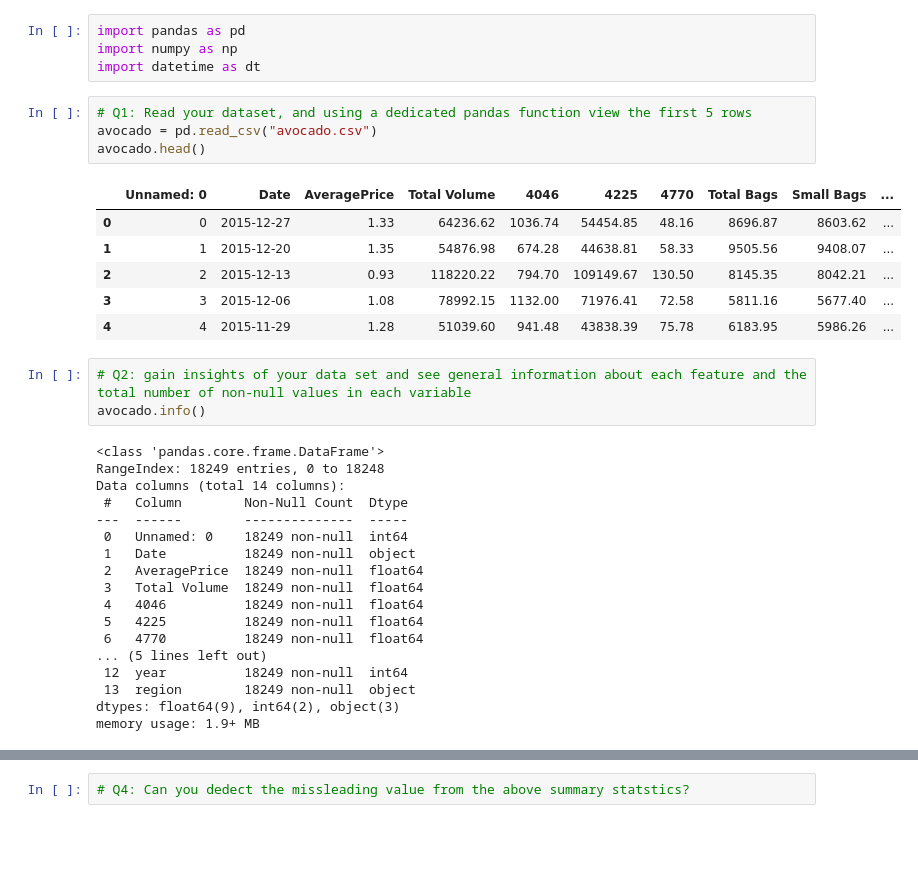
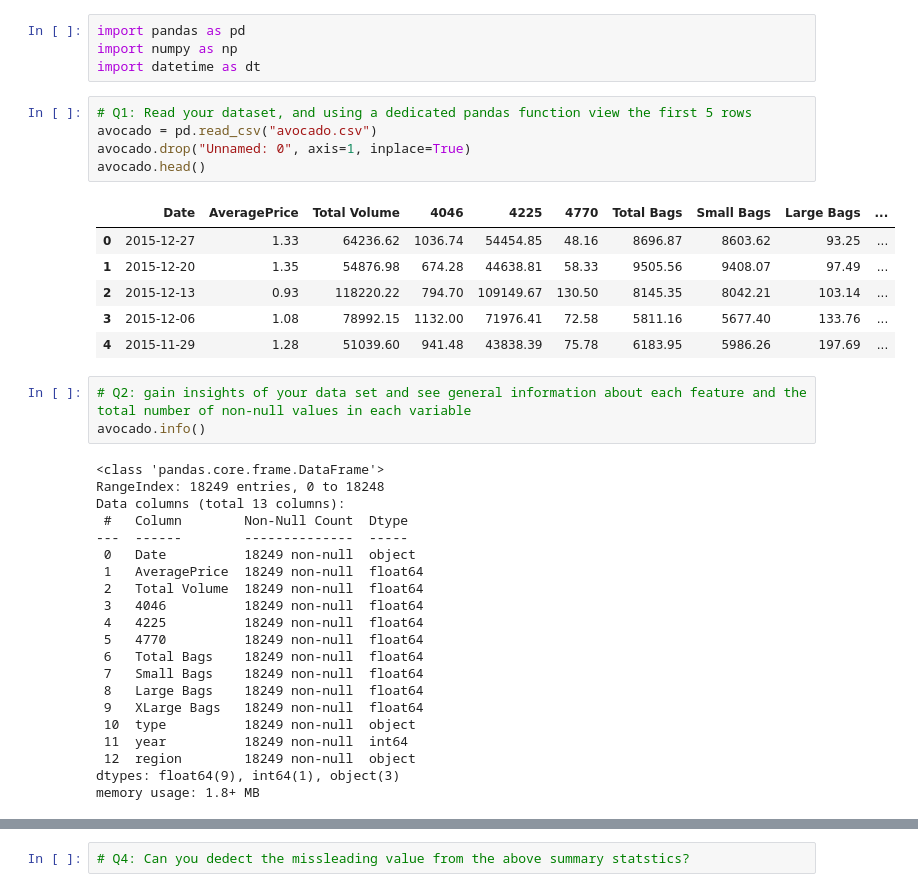
Before and after one commit to IslamelGebaly/EpsilonAssignment11Avocado, a Jupyter notebook: Avocado Pandas and Numpy.ipynb, the cells around one changed output, grey strips where cells are left out. Drawn from its saved outputs; the diff is of its cells as text; blank space fills up the shorter version.

```diff
--- a/Avocado Pandas and Numpy.ipynb
+++ b/Avocado Pandas and Numpy.ipynb
@@ -9,35 +9,39 @@ import datetime as dt
 # %%
 # Q1: Read your dataset, and using a dedicated pandas function view the first 5 rows
 avocado = pd.read_csv("avocado.csv")
+avocado.drop("Unnamed: 0", axis=1, inplace=True)
 avocado.head()
 # %% [output]
-|  | Unnamed: 0 | Date | AveragePrice | Total Volume | 4046 | 4225 | 4770 | Total Bags | Small Bags | ... |
-| 0 | 0 | 2015-12-27 | 1.33 | 64236.62 | 1036.74 | 54454.85 | 48.16 | 8696.87 | 8603.62 | ... |
-| 1 | 1 | 2015-12-20 | 1.35 | 54876.98 | 674.28 | 44638.81 | 58.33 | 9505.56 | 9408.07 | ... |
-| 2 | 2 | 2015-12-13 | 0.93 | 118220.22 | 794.70 | 109149.67 | 130.50 | 8145.35 | 8042.21 | ... |
-| 3 | 3 | 2015-12-06 | 1.08 | 78992.15 | 1132.00 | 71976.41 | 72.58 | 5811.16 | 5677.40 | ... |
-| 4 | 4 | 2015-11-29 | 1.28 | 51039.60 | 941.48 | 43838.39 | 75.78 | 6183.95 | 5986.26 | ... |
+|  | Date | AveragePrice | Total Volume | 4046 | 4225 | 4770 | Total Bags | Small Bags | Large Bags | ... |
+| 0 | 2015-12-27 | 1.33 | 64236.62 | 1036.74 | 54454.85 | 48.16 | 8696.87 | 8603.62 | 93.25 | ... |
+| 1 | 2015-12-20 | 1.35 | 54876.98 | 674.28 | 44638.81 | 58.33 | 9505.56 | 9408.07 | 97.49 | ... |
+| 2 | 2015-12-13 | 0.93 | 118220.22 | 794.70 | 109149.67 | 130.50 | 8145.35 | 8042.21 | 103.14 | ... |
+| 3 | 2015-12-06 | 1.08 | 78992.15 | 1132.00 | 71976.41 | 72.58 | 5811.16 | 5677.40 | 133.76 | ... |
+| 4 | 2015-11-29 | 1.28 | 51039.60 | 941.48 | 43838.39 | 75.78 | 6183.95 | 5986.26 | 197.69 | ... |
 # %%
 # Q2: gain insights of your data set and see general information about each feature and the total number of non-null values in each variable
 avocado.info()
 # %% [output]
 <class 'pandas.core.frame.DataFrame'>
 RangeIndex: 18249 entries, 0 to 18248
-Data columns (total 14 columns):
+Data columns (total 13 columns):
  #   Column        Non-Null Count  Dtype
 ---  ------        --------------  -----
- 0   Unnamed: 0    18249 non-null  int64
- 1   Date          18249 non-null  object
- 2   AveragePrice  18249 non-null  float64
- 3   Total Volume  18249 non-null  float64
- 4   4046          18249 non-null  float64
- 5   4225          18249 non-null  float64
- 6   4770          18249 non-null  float64
-... (5 lines left out)
- 12  year          18249 non-null  int64
- 13  region        18249 non-null  object
-dtypes: float64(9), int64(2), object(3)
-memory usage: 1.9+ MB
+ 0   Date          18249 non-null  object
+ 1   AveragePrice  18249 non-null  float64
+ 2   Total Volume  18249 non-null  float64
+ 3   4046          18249 non-null  float64
+ 4   4225          18249 non-null  float64
+ 5   4770          18249 non-null  float64
+ 6   Total Bags    18249 non-null  float64
+ 7   Small Bags    18249 non-null  float64
+ 8   Large Bags    18249 non-null  float64
+ 9   XLarge Bags   18249 non-null  float64
+ 10  type          18249 non-null  object
+ 11  year          18249 non-null  int64
+ 12  region        18249 non-null  object
+dtypes: float64(9), int64(1), object(3)
+memory usage: 1.8+ MB
 # %%
 # Q3: use a dedicated pandas function that gives summary statstics for only intersting numerical features in your data set.
 avocado.describe()
```
Also changed, not shown: parts of 9 cells of this notebook.
